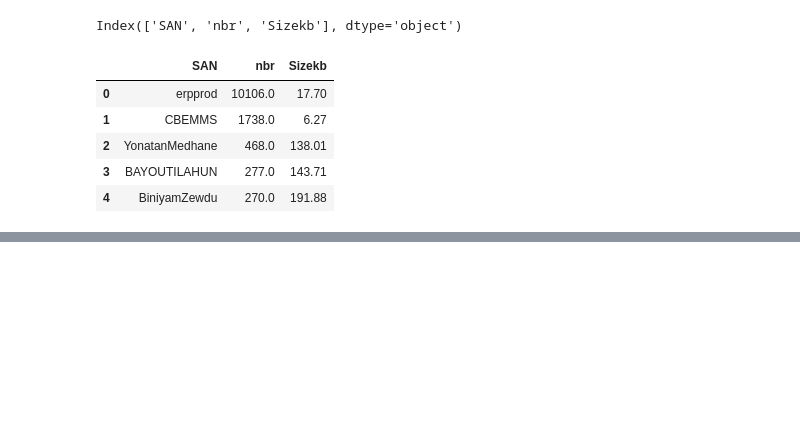
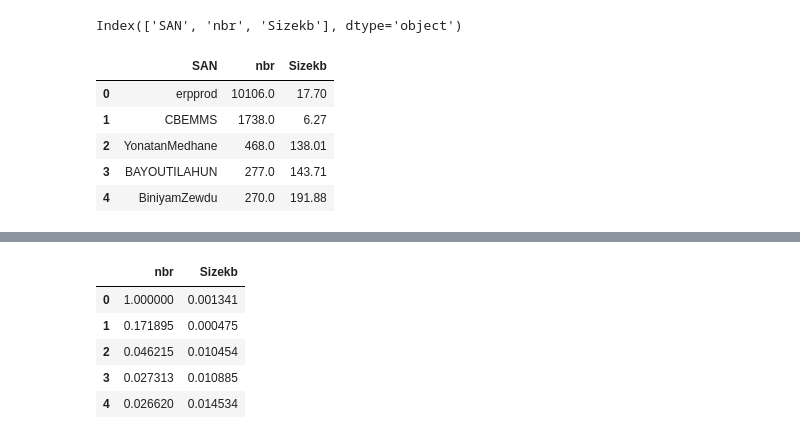
Before and after one commit to Widzees/Clustering, a Jupyter notebook: Clustering_v2.ipynb, the cells around one changed output, grey strips where cells are left out. Cells and saved outputs as stored; diff of their text form; code cells hidden in the pictures; blank space fills up the shorter version.

```diff
--- a/Clustering_v2.ipynb
+++ b/Clustering_v2.ipynb
@@ -84,0 +122,12 @@ Index(['SAN', 'nbr', 'Sizekb'], dtype='object')
+# %%
+ms = MinMaxScaler()
+y = ms.fit_transform(y)
+y = pd.DataFrame(y, columns=['nbr', 'Sizekb'])
+y.head()
+# %% [output]
+|  | nbr | Sizekb |
+| 0 | 1.000000 | 0.001341 |
+| 1 | 0.171895 | 0.000475 |
+| 2 | 0.046215 | 0.010454 |
+| 3 | 0.027313 | 0.010885 |
+| 4 | 0.026620 | 0.014534 |
```
Also changed, not shown: parts of 18 cells of this notebook.
